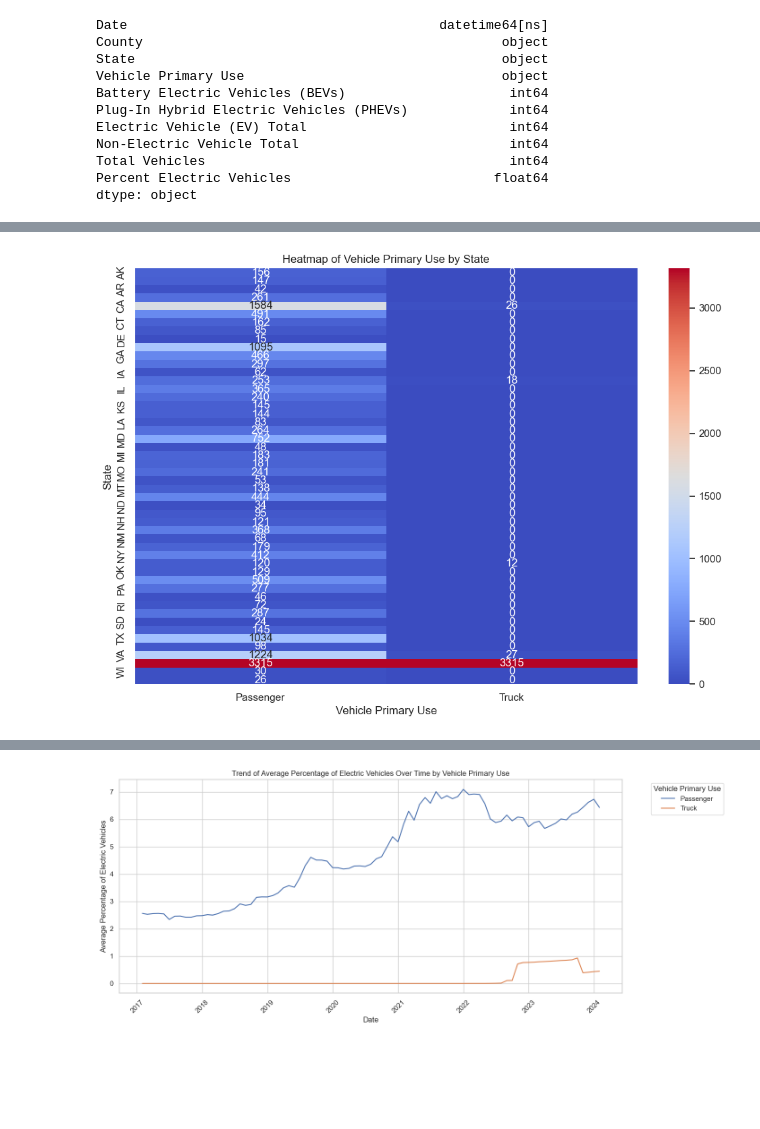
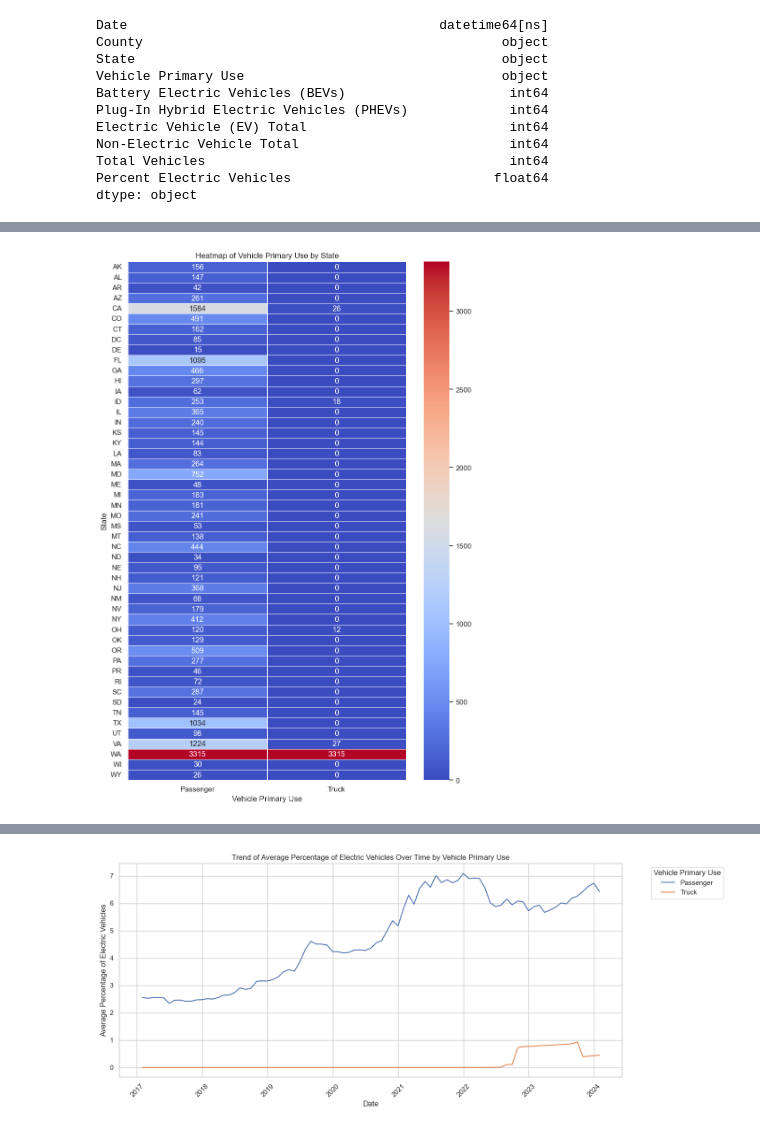
Before and after one commit to Ramsha-amir26/DAP-TABA, a Jupyter notebook: EVPopulation.ipynb, the cells around one changed output, grey strips where cells are left out. Drawn from its saved outputs; the diff is of its cells as text; code cells hidden in the pictures; blank space fills up the shorter version.

```diff
--- a/EVPopulation.ipynb
+++ b/EVPopulation.ipynb
@@ -132,9 +132,11 @@ Unique counties: ['Whitman' 'Cowlitz' 'Island' 'Dallas' 'Mercer' 'Allen' 'Solano
 import matplotlib.pyplot as plt
 import seaborn as sns
 
+sns.set_palette('pastel')
+
 county_counts = df['County'].value_counts()
 
-N = 30
+N = 25
 top_counties = county_counts.head(N)
 
 plt.figure(figsize=(8, 8))
@@ -231,13 +232,18 @@ plt.show()
 # %%
 sns.set(style="whitegrid")
 
 heatmap_data = pd.crosstab(df['State'], df['Vehicle Primary Use'])
-plt.figure(figsize=(12, 8))
-sns.heatmap(heatmap_data, annot=True, cmap='coolwarm', fmt='d')
+
+plt.figure(figsize=(plt.rcParams["figure.figsize"][0] * 1.5, plt.rcParams["figure.figsize"][1] * 3))
+
+ax = sns.heatmap(heatmap_data, annot=True, cmap='coolwarm', fmt='d', linewidths=.5)
+ax.set_yticklabels(ax.get_yticklabels(), rotation=0)
+
 plt.title('Heatmap of Vehicle Primary Use by State')
 plt.xlabel('Vehicle Primary Use')
 plt.ylabel('State')
+
 plt.show()
 # %% [output]
-[figure, old version]
+[figure, new version]
 # %%
```
Also changed, not shown: parts of 13 cells of this notebook, 2 other files.
